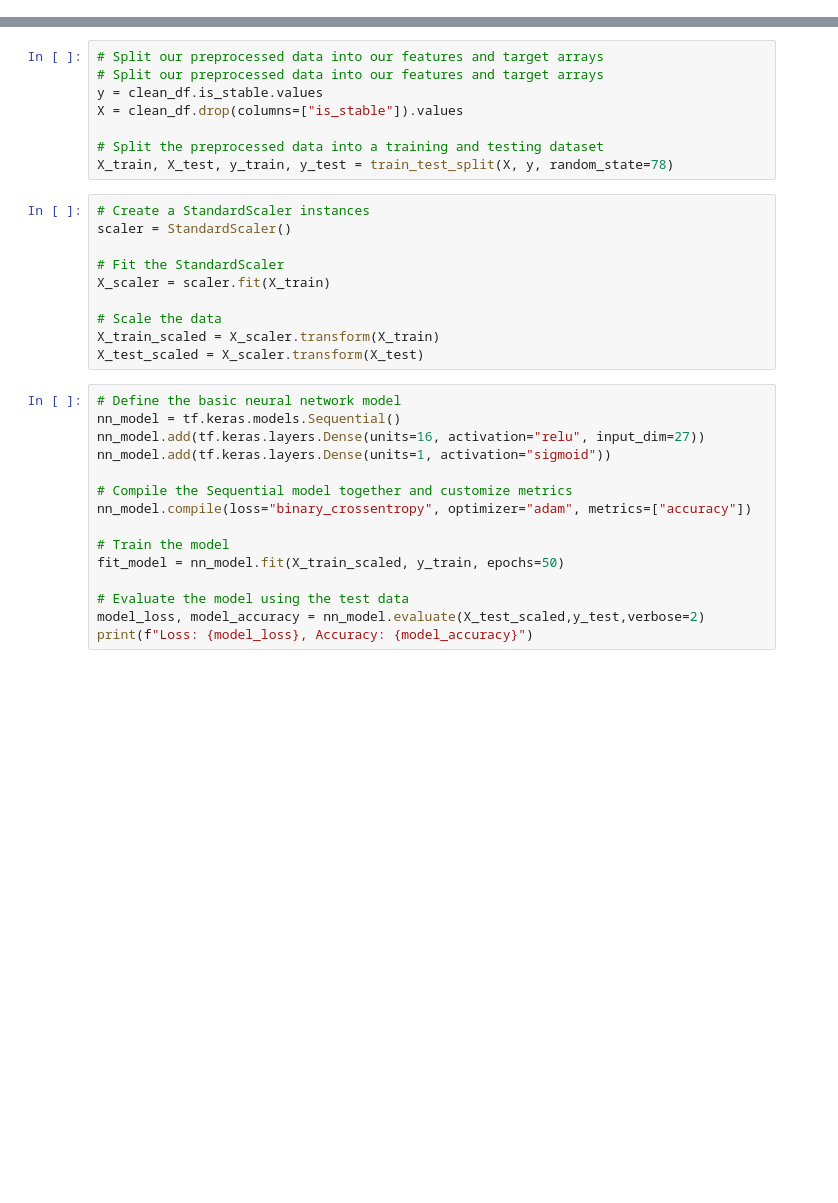
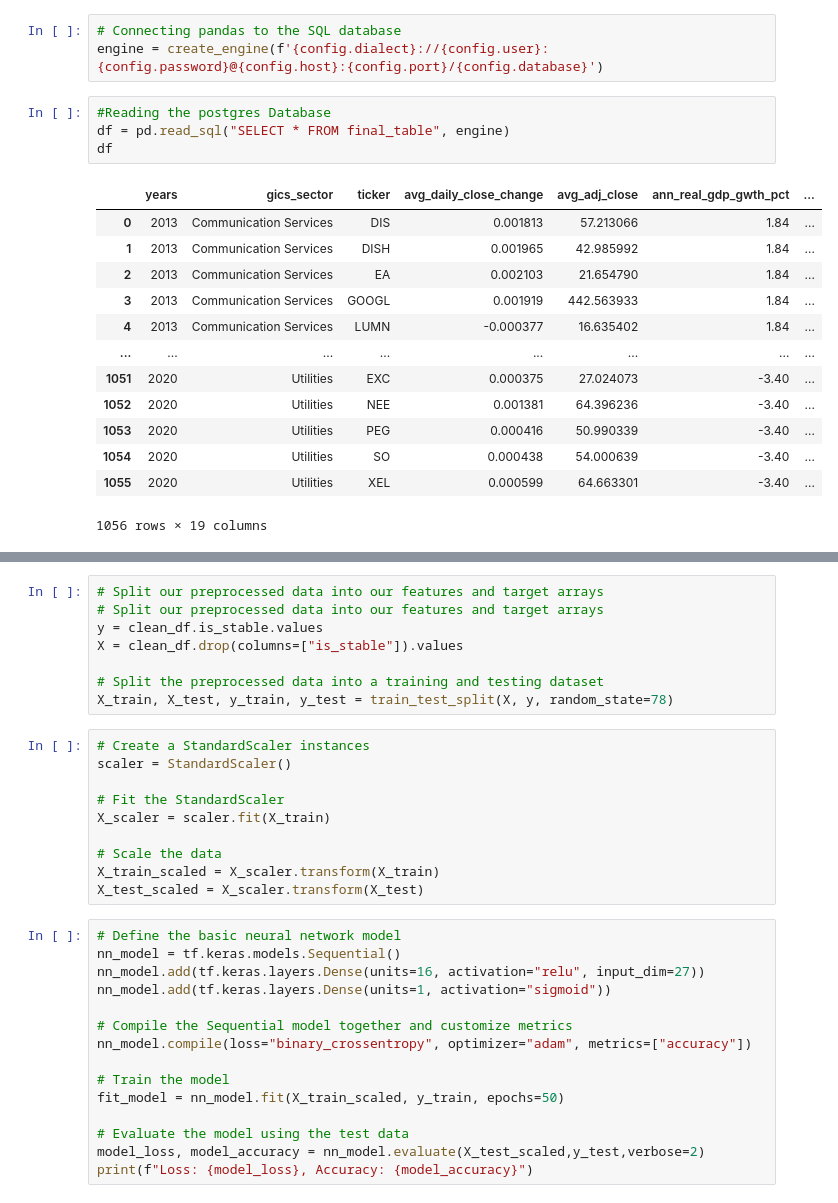
Before and after one commit to AlexGeiger1/Final_Project, a Jupyter notebook: Machine Learning Model Basic Neural Network.ipynb, the cells around one changed output, grey strips where cells are left out. Cells and saved outputs as stored; diff of their text form; blank space fills up the shorter version.

```diff
--- a/Machine Learning Model Basic Neural Network.ipynb
+++ b/Machine Learning Model Basic Neural Network.ipynb
@@ -34,3 +11,24 @@ df
+# %%
+# Connecting pandas to the SQL database
+engine = create_engine(f'{config.dialect}://{config.user}:{config.password}@{config.host}:{config.port}/{config.database}')
+# %%
+#Reading the postgres Database
+df = pd.read_sql("SELECT * FROM final_table", engine)
+df
+# %% [output]
+|  | years | gics_sector | ticker | avg_daily_close_change | avg_adj_close | ann_real_gdp_gwth_pct | ... |
+| 0 | 2013 | Communication Services | DIS | 0.001813 | 57.213066 | 1.84 | ... |
+| 1 | 2013 | Communication Services | DISH | 0.001965 | 42.985992 | 1.84 | ... |
+| 2 | 2013 | Communication Services | EA | 0.002103 | 21.654790 | 1.84 | ... |
+| 3 | 2013 | Communication Services | GOOGL | 0.001919 | 442.563933 | 1.84 | ... |
+| 4 | 2013 | Communication Services | LUMN | -0.000377 | 16.635402 | 1.84 | ... |
+| ... | ... | ... | ... | ... | ... | ... | ... |
+| 1051 | 2020 | Utilities | EXC | 0.000375 | 27.024073 | -3.40 | ... |
+| 1052 | 2020 | Utilities | NEE | 0.001381 | 64.396236 | -3.40 | ... |
+| 1053 | 2020 | Utilities | PEG | 0.000416 | 50.990339 | -3.40 | ... |
+| 1054 | 2020 | Utilities | SO | 0.000438 | 54.000639 | -3.40 | ... |
+| 1055 | 2020 | Utilities | XEL | 0.000599 | 64.663301 | -3.40 | ... |
+1056 rows × 19 columns
 # %%
 df.dtypes
 # %% [output]
```
Also changed, not shown: parts of 9 cells of this notebook, 1 other file.
